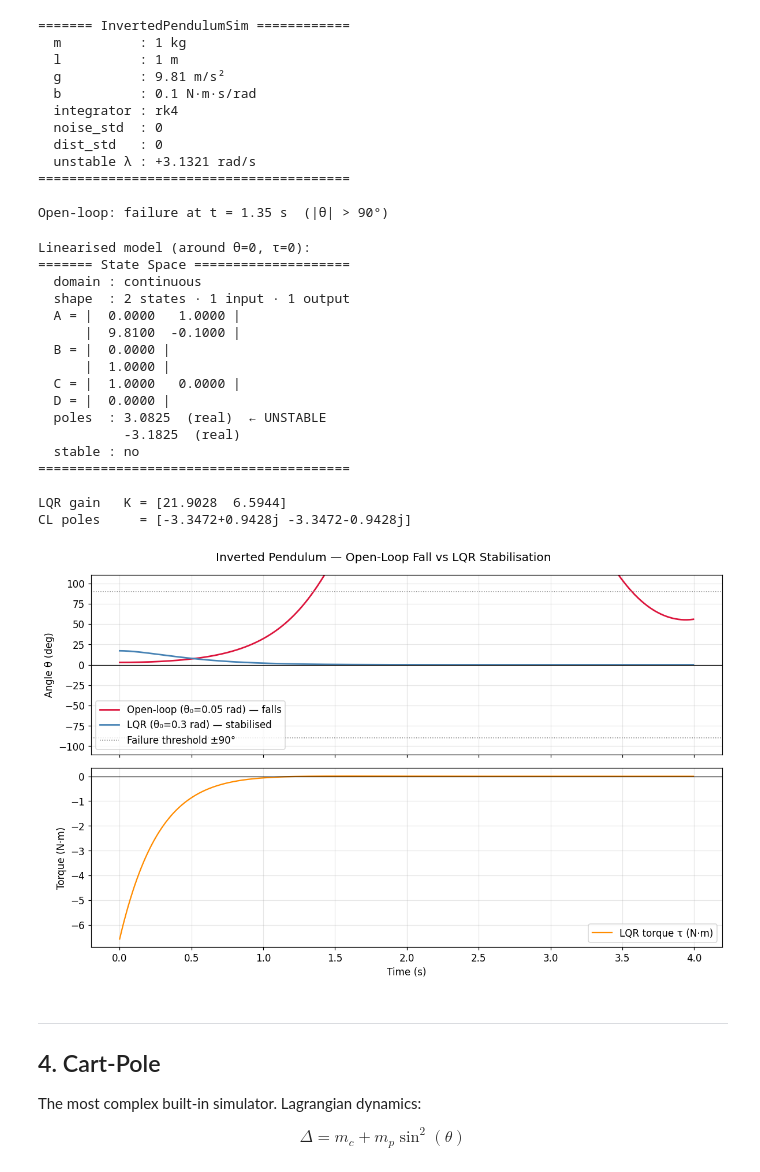
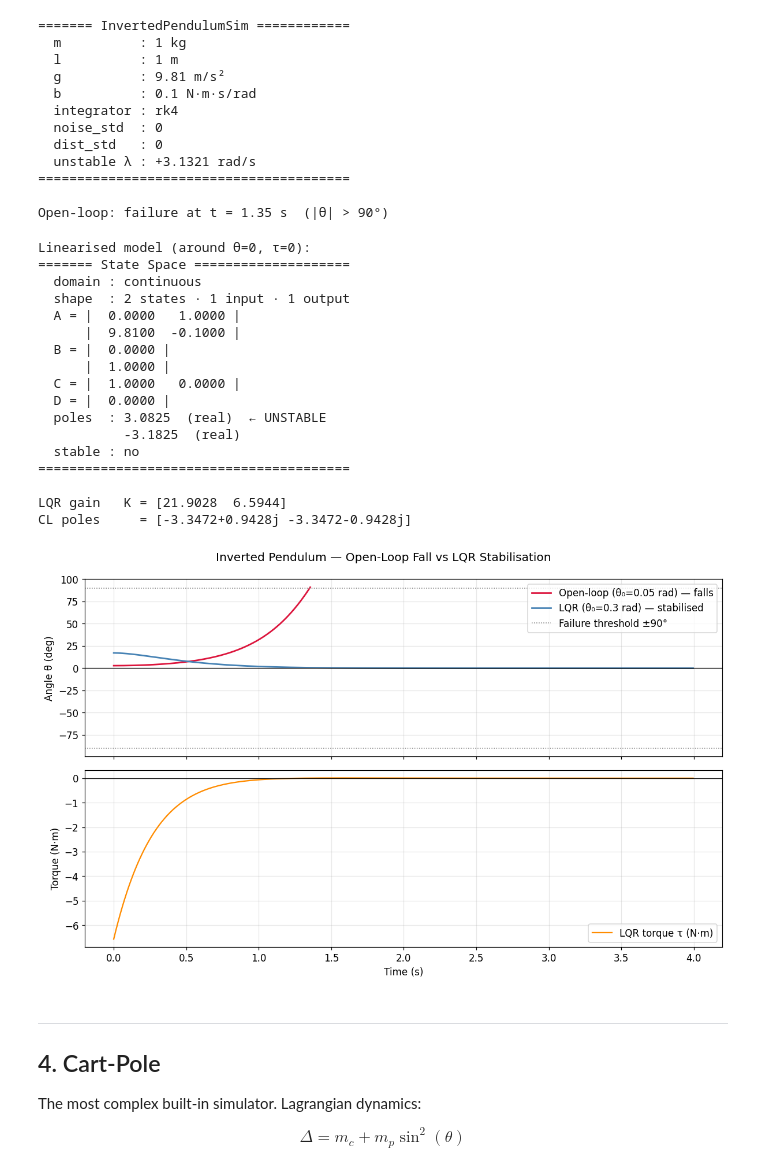
Before and after one commit to synapsys-lab/synapsys, a Jupyter notebook: examples/simulators_guide_en.ipynb, the cells around one changed output. Cells and saved outputs as stored; diff of their text form; code cells hidden in the pictures.

```diff
--- a/examples/simulators_guide_en.ipynb
+++ b/examples/simulators_guide_en.ipynb
@@ -207,8 +207,9 @@ theta_ol, fail_t = [], None
 for i in range(steps):
     y, info = sim.step(np.zeros(1), dt)
     theta_ol.append(np.degrees(y[0]))
-    if info["failed"] and fail_t is None:
+    if info["failed"]:
         fail_t = t[i]
+        break  # stop at failure so data range stays bounded
 
 print(f"\nOpen-loop: failure at t = {fail_t:.2f} s  (|θ| > 90°)")
 # %% [output]
@@ -257,41 +258,43 @@ for _ in range(steps):
 fig, (ax1, ax2) = plt.subplots(2, 1, figsize=(11, 7), sharex=True)
 fig.suptitle("Inverted Pendulum — Open-Loop Fall vs LQR Stabilisation")
 
-ax1.plot(t, theta_ol, color="crimson", lw=1.8, label="Open-loop (θ₀=0.05 rad) — falls")
+t_ol = t[: len(theta_ol)]  # open-loop stopped at failure — may be shorter than t
+ax1.plot(
+    t_ol, theta_ol, color="crimson", lw=1.8, label="Open-loop (θ₀=0.05 rad) — falls"
+)
 ax1.plot(t, theta_cl, color="steelblue", lw=1.8, label="LQR (θ₀=0.3 rad) — stabilised")
 ax1.axhline(0, color="k", lw=0.8)
 ax1.axhline(90, color="gray", ls=":", lw=1, label="Failure threshold ±90°")
 ax1.axhline(-90, color="gray", ls=":", lw=1)
 ax1.set_ylabel("Angle θ (deg)")
-ax1.set_ylim(-110, 110)
 ax1.legend()
 
 ax2.plot(t, torque_cl, color="darkorange", lw=1.5, label="LQR torque τ (N·m)")
 ax2.axhline(0, color="k", lw=0.8)
 ax2.set_xlabel("Time (s)")
 ax2.set_ylabel("Torque (N·m)")
 ax2.legend()
 plt.tight_layout()
 plt.show()
 # %% [output]
 Linearised model (around θ=0, τ=0):
 ======= State Space ====================
   domain : continuous
   shape  : 2 states · 1 input · 1 output
   A = |  0.0000   1.0000 |
       |  9.8100  -0.1000 |
   B = |  0.0000 |
       |  1.0000 |
   C = |  1.0000   0.0000 |
   D = |  0.0000 |
   poles  : 3.0825  (real)  ← UNSTABLE
            -3.1825  (real)
   stable : no
 ========================================
 
 LQR gain   K = [21.9028  6.5944]
 CL poles     = [-3.3472+0.9428j -3.3472-0.9428j]
-[figure, old version]
+[figure, new version]
 # %% [markdown]
 ---
 ## 4. Cart-Pole
```
Also changed, not shown: parts of 3 cells of this notebook.
